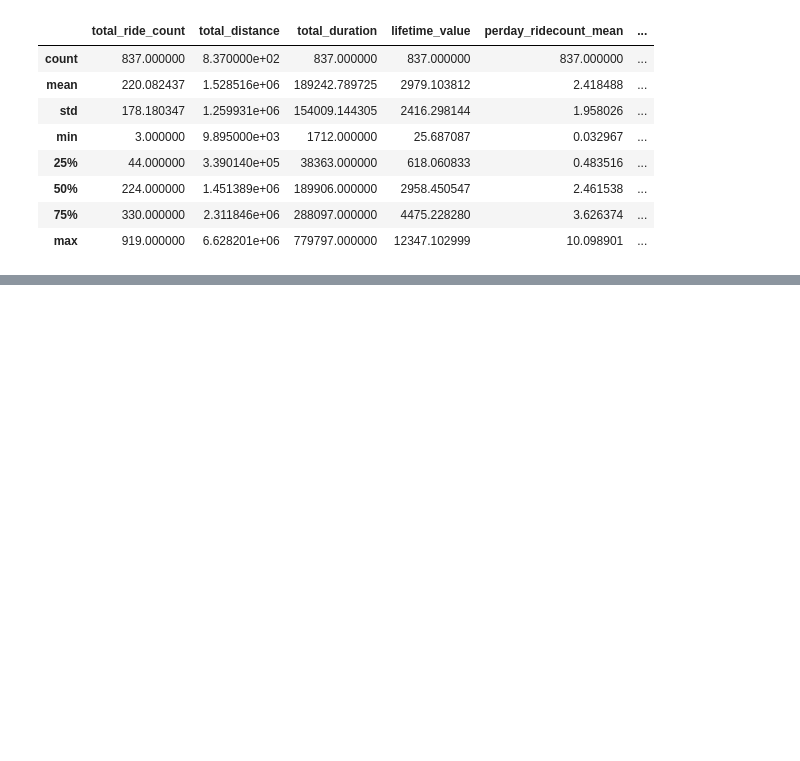
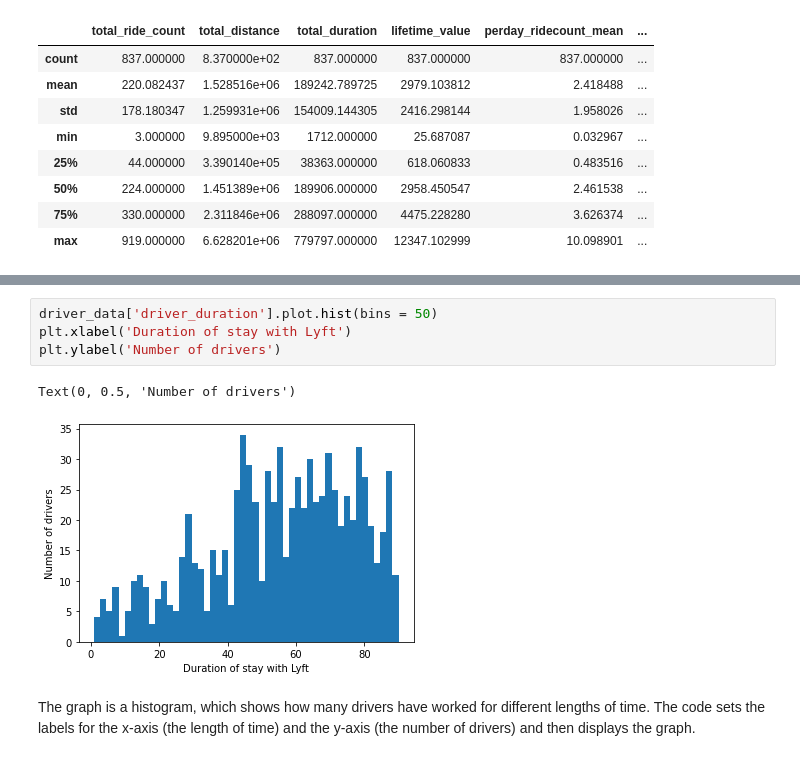
Before and after one commit to tugceturkkal/Data-Projects, a Jupyter notebook: LYFT - Driver Lifetime Value.ipynb, the cells around one changed output, grey strips where cells are left out. Saved outputs shown, nothing was run; the diff lists cells and outputs as text; blank space fills up the shorter version.

```diff
--- a/LYFT - Driver Lifetime Value.ipynb
+++ b/LYFT - Driver Lifetime Value.ipynb
@@ -494,0 +528,9 @@ sns.pairplot(driver_data)
+# %%
+driver_data['driver_duration'].plot.hist(bins = 50)
+plt.xlabel('Duration of stay with Lyft')
+plt.ylabel('Number of drivers')
+# %% [output]
+Text(0, 0.5, 'Number of drivers')
+[figure, added]
+# %% [markdown]
+The graph is a histogram, which shows how many drivers have worked for different lengths of time. The code sets the labels for the x-axis (the length of time) and the y-axis (the number of drivers) and then displays the graph.
```
Also changed, not shown: parts of 11 cells of this notebook.
